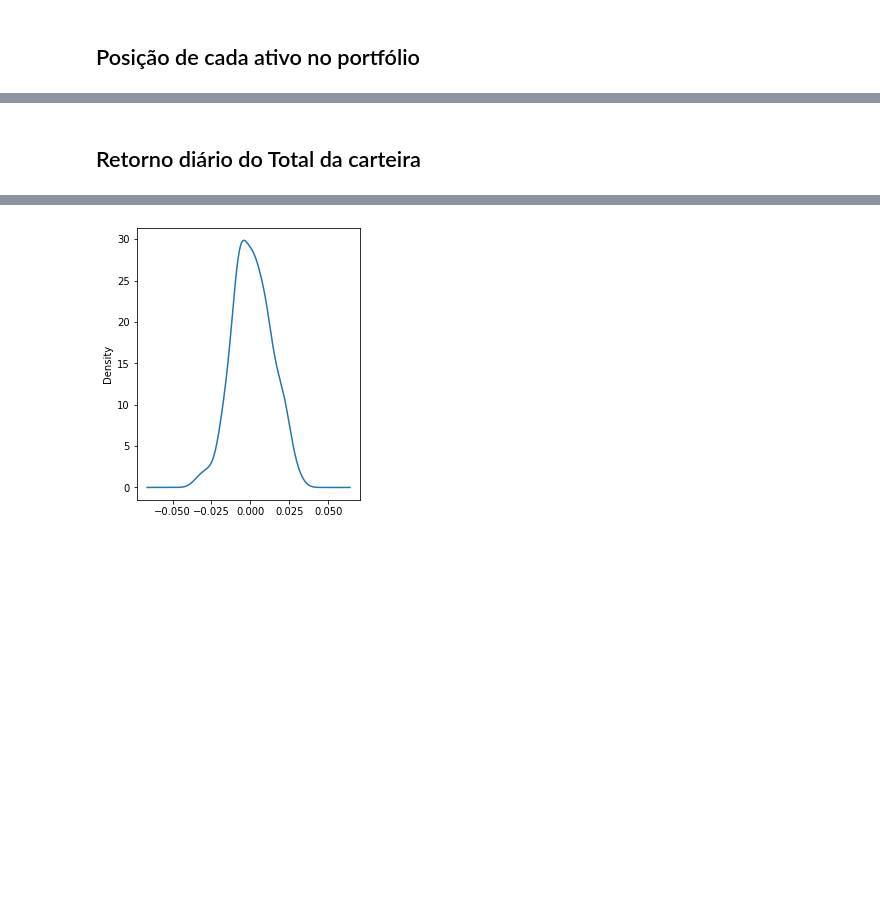
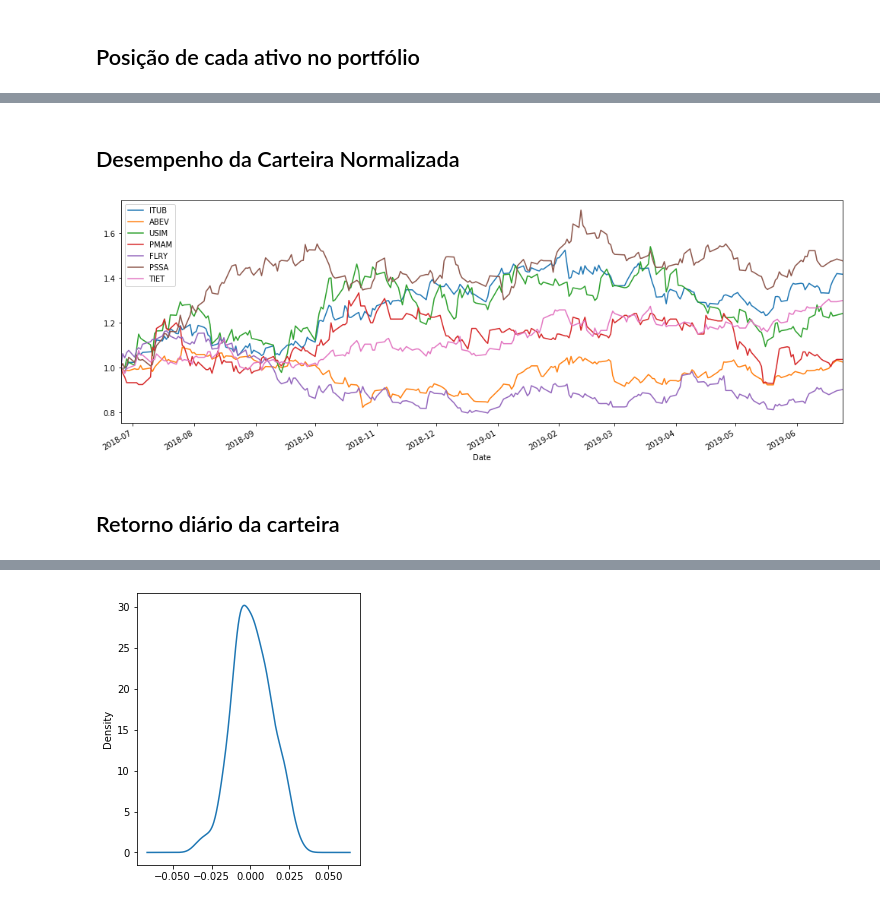
Before and after one commit to albertoivo/nossasrotas-finance, a Jupyter notebook: Sharpe Ratio & Frontier.ipynb, the cells around one changed output, grey strips where cells are left out. Cells and saved outputs as stored; diff of their text form; code cells hidden in the pictures; blank space fills up the shorter version.

```diff
--- a/Sharpe Ratio & Frontier.ipynb
+++ b/Sharpe Ratio & Frontier.ipynb
@@ -93,4 +83,11 @@ portfolio_posicao.drop('Total', axis=1).plot(figsize=(17,6));
+# %% [markdown]
+## Desempenho da Carteira Normalizada
+# %%
+portfolio_normalizado = portfolio_acoes / portfolio_acoes.iloc[0]
+portfolio_normalizado.plot(figsize=(17,6));
+# %% [output]
+[figure, added]
 # %% [markdown]
-## Retorno diário do Total da carteira
+## Retorno diário da carteira
 # %%
 portfolio_posicao['Retorno Diario'] = portfolio_posicao['Total'].pct_change(1)
```
Also changed, not shown: parts of 26 cells of this notebook.
